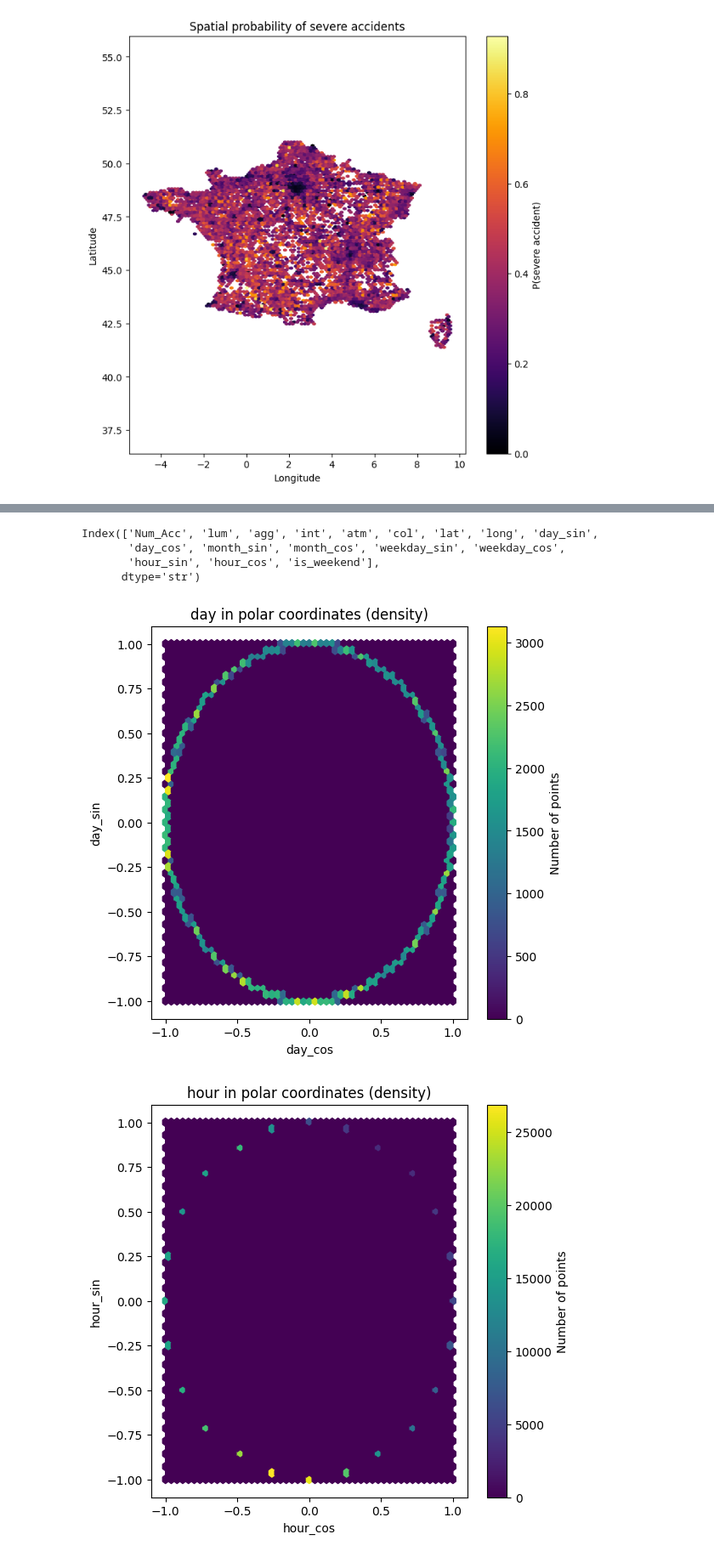
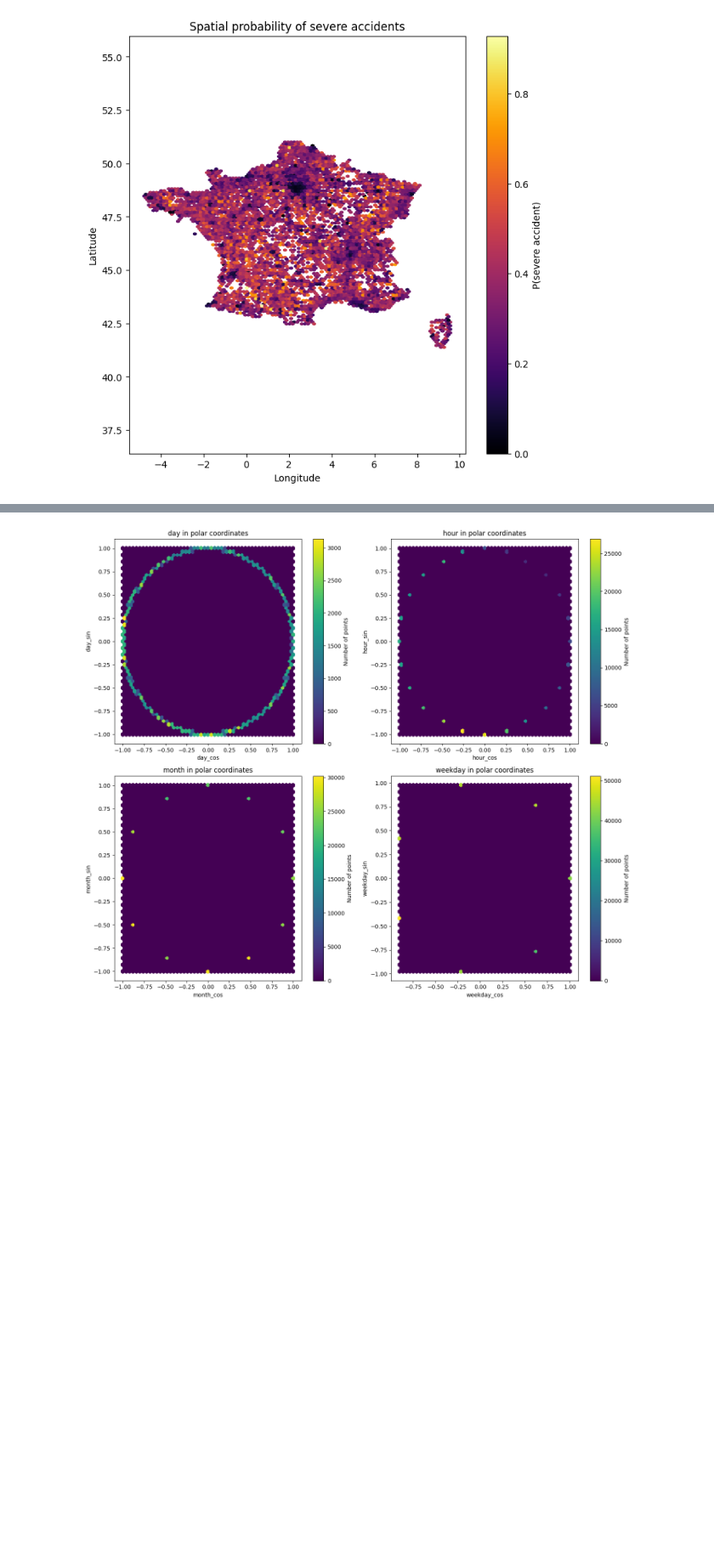
Before and after one commit to KaterinaGalkina/RoadAccidentSeverityPrediction, a Jupyter notebook: caract.ipynb, the cells around one changed output, grey strips where cells are left out. Shown at 85% size. Saved outputs shown, nothing was run; the diff lists cells and outputs as text; code cells hidden in the pictures; blank space fills up the shorter version.

Commit message:
caract.ipynb revision

```diff
--- a/caract.ipynb
+++ b/caract.ipynb
@@ -246,11 +214,7 @@ plt.show()
 # We need to load usagers, because it conatains our target column
 df_usagers = pandas.read_csv("df_usagers_clean.csv")
 
-df_caract_with_target = df_usagers[['Num_Acc', 'grav_bin']].merge(
-    df_caract,
-    on='Num_Acc',
-    how='left'
-)
+df_caract_with_target = df_usagers[['Num_Acc', 'grav_bin']].merge(df_caract, on='Num_Acc', how='left')
 
 target = "grav_bin"
 # %%
@@ -297,3 +279,11 @@ Encodage temporel :
 # %%
-df_caract['mois'].describe()
+# Next we pass to handling dates and time
+
+# before checking the distribution we need to convert it to int
+df_caract["hrmn_num"] = df_caract["hrmn"].str.replace(":", "", regex=False).astype(int)
+
+# first let's look at the distribution of month, day and time
+df_caract[['mois', 'jour', 'hrmn_num']].describe()
+# we can see that the values of month, day and hour:minutes is in correct intervals, respectively: 1 to 12, 1 to 31
+# and 0 (for 00:00) to 2359 (for 23:59)
 # %% [output]
@@ -357,12 +334,5 @@ df_caract["hour_cos"] = np.cos(2 * np.pi * df_caract["hour"] / 24)
 df_caract["is_weekend"] = df_caract["weekday"].isin([5, 6]).astype(int)
 # %%
-df_caract.drop(columns=["date", "day_of_year", "weekday","hour"
-                        ,"month", "year","hrmn","an","jour","mois"], inplace=True)
+# now we can drop all the columns that we are not going to use, as we have created better ones
+df_caract.drop(columns=["date", "day_of_year", "weekday", "hour", "month", "year", "hrmn", "hrmn_num", "an", "jour", "mois"], inplace=True)
-# %%
-df_caract.columns
-# %% [output]
-Index(['Num_Acc', 'lum', 'agg', 'int', 'atm', 'col', 'lat', 'long', 'day_sin',
-       'day_cos', 'month_sin', 'month_cos', 'weekday_sin', 'weekday_cos',
-       'hour_sin', 'hour_cos', 'is_weekend'],
-      dtype='str')
 # %%
@@ -380,16 +345,20 @@ numerical_features = ['lat', 'long', 'day_sin',
 
 features = categorical_features + binary_features + numerical_features
 # %%
+# let's plot the distribution of accidents in temporal space
 pairs = [('day_cos', 'day_sin'), ('hour_cos', 'hour_sin'), ('month_cos', 'month_sin'), ('weekday_cos', 'weekday_sin')]
 
-for x, y in pairs:
-    plt.figure(figsize=(6,6))
-    plt.hexbin(df_caract[x], df_caract[y], gridsize=50, cmap='viridis')
-    plt.colorbar(label='Number of points')
-    plt.xlabel(x)
-    plt.ylabel(y)
-    plt.title(f"{x.split('_')[0]} in polar coordinates (density)")
-    plt.show()
+fig, axes = plt.subplots(2, 2, figsize=(14, 12))
+axes = axes.flatten()
+
+for ax, (x, y) in zip(axes, pairs):
+    hb = ax.hexbin(df_caract[x], df_caract[y], gridsize=50, cmap='viridis')
+    fig.colorbar(hb, ax=ax, label='Number of points')
+    ax.set_xlabel(x)
+    ax.set_ylabel(y)
+    ax.set_title(f"{x.split('_')[0]} in polar coordinates")
+
+plt.tight_layout()
+plt.show()
 # %% [output]
-[figure, old version]
+[figure, new version]
-[figure, removed]
```
Also changed, not shown: parts of 54 cells of this notebook, 4 other files.
